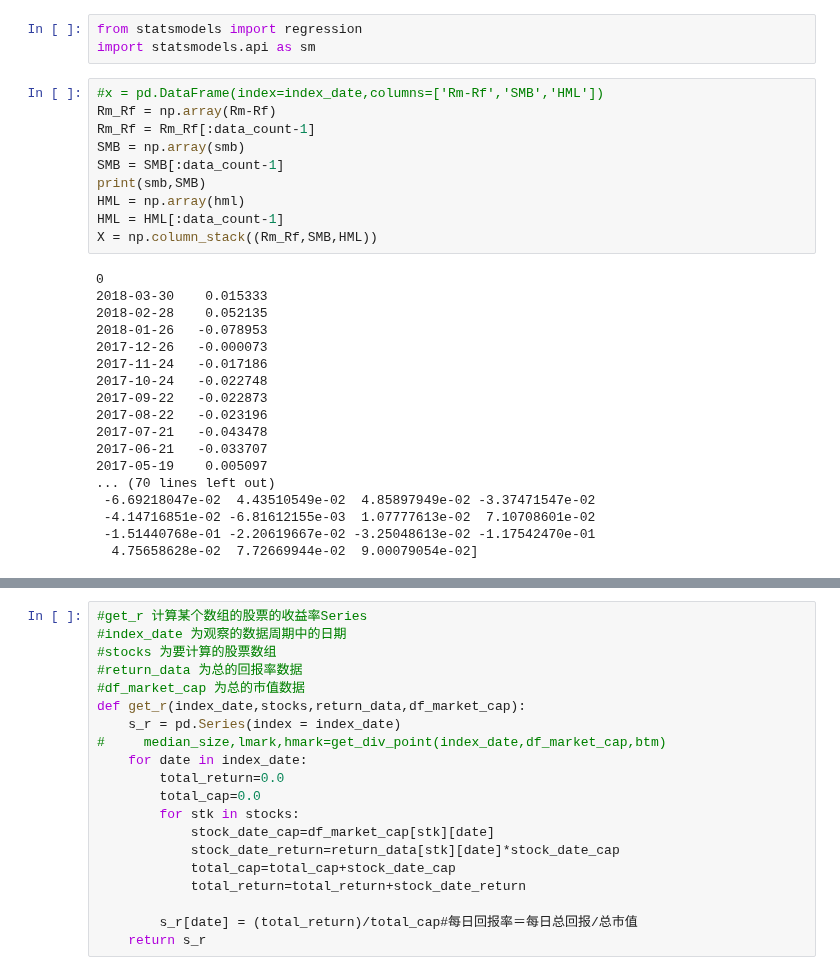
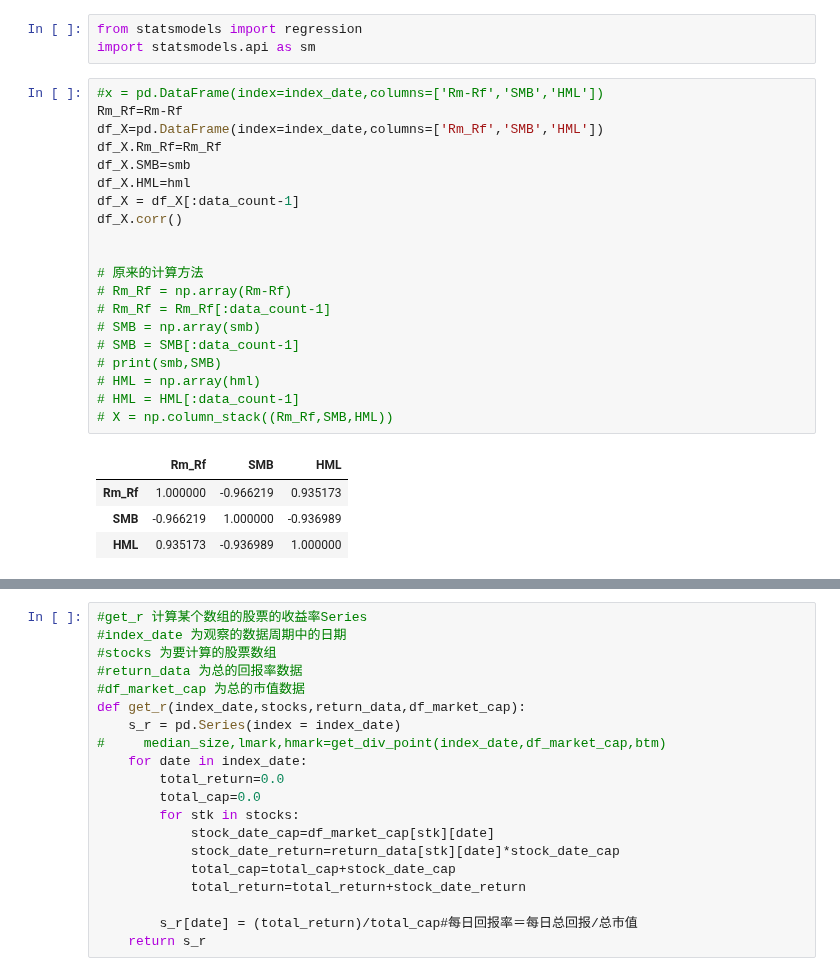
Before and after one commit to brainee/fama, a Jupyter notebook: cs/zy-fama-frech-3-generial.ipynb, the cells around one changed output, grey strips where cells are left out. Drawn from its saved outputs; the diff is of its cells as text.

```diff
--- a/cs/zy-fama-frech-3-generial.ipynb
+++ b/cs/zy-fama-frech-3-generial.ipynb
@@ -524,29 +524,26 @@ from statsmodels import regression
 import statsmodels.api as sm
 # %%
 #x = pd.DataFrame(index=index_date,columns=['Rm-Rf','SMB','HML'])
-Rm_Rf = np.array(Rm-Rf)
-Rm_Rf = Rm_Rf[:data_count-1]
-SMB = np.array(smb)
-SMB = SMB[:data_count-1]
-print(smb,SMB)
-HML = np.array(hml)
-HML = HML[:data_count-1]
-X = np.column_stack((Rm_Rf,SMB,HML))
+Rm_Rf=Rm-Rf
+df_X=pd.DataFrame(index=index_date,columns=['Rm_Rf','SMB','HML'])
+df_X.Rm_Rf=Rm_Rf
+df_X.SMB=smb
+df_X.HML=hml
+df_X = df_X[:data_count-1]
+df_X.corr()
+
+
+# 原来的计算方法
+# Rm_Rf = np.array(Rm-Rf)
+# Rm_Rf = Rm_Rf[:data_count-1]
+# SMB = np.array(smb)
+# SMB = SMB[:data_count-1]
+# print(smb,SMB)
+# HML = np.array(hml)
+# HML = HML[:data_count-1]
+# X = np.column_stack((Rm_Rf,SMB,HML))
 # %% [output]
-0
-2018-03-30    0.015333
-2018-02-28    0.052135
-2018-01-26   -0.078953
-2017-12-26   -0.000073
-2017-11-24   -0.017186
-2017-10-24   -0.022748
-2017-09-22   -0.022873
-2017-08-22   -0.023196
-2017-07-21   -0.043478
-2017-06-21   -0.033707
-2017-05-19    0.005097
-... (70 lines left out)
- -6.69218047e-02  4.43510549e-02  4.85897949e-02 -3.37471547e-02
- -4.14716851e-02 -6.81612155e-03  1.07777613e-02  7.10708601e-02
- -1.51440768e-01 -2.20619667e-02 -3.25048613e-02 -1.17542470e-01
-  4.75658628e-02  7.72669944e-02  9.00079054e-02]
+|  | Rm_Rf | SMB | HML |
+| Rm_Rf | 1.000000 | -0.966219 | 0.935173 |
+| SMB | -0.966219 | 1.000000 | -0.936989 |
+| HML | 0.935173 | -0.936989 | 1.000000 |
```
Also changed, not shown: parts of 6 cells of this notebook.
